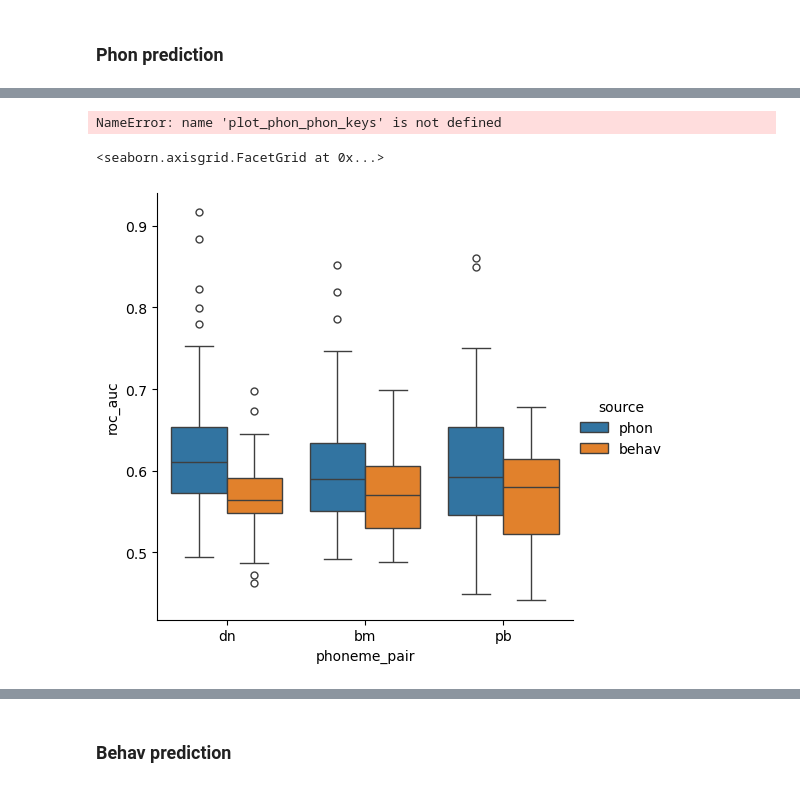
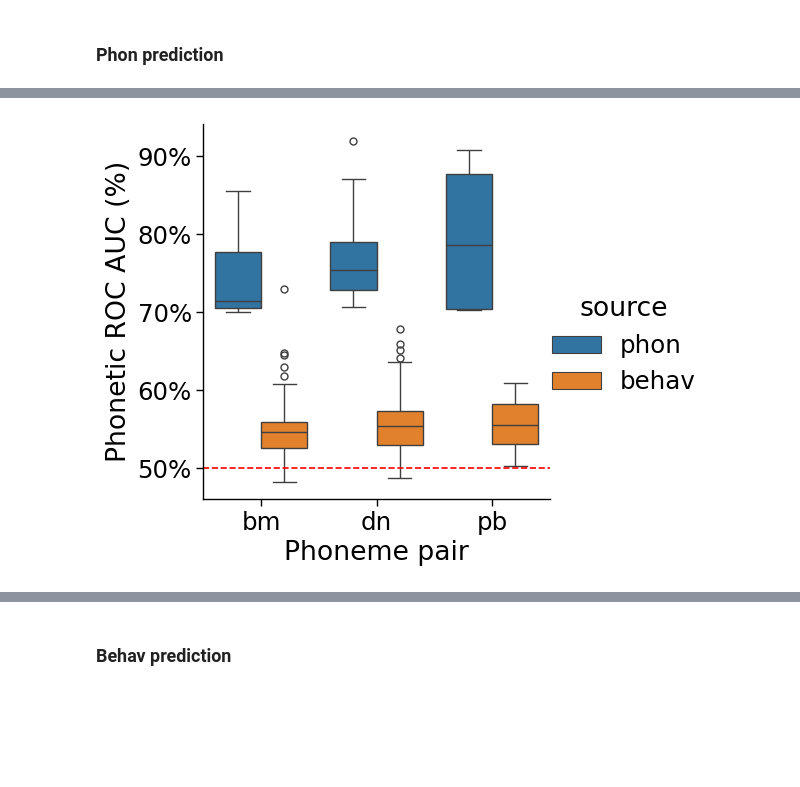
Before and after one commit to hans/barakeet, a Jupyter notebook: notebooks/causal4/A_neurometrics.ipynb, the cells around one changed output, grey strips where cells are left out. Cells and saved outputs as stored; diff of their text form; code cells hidden in the pictures; blank space fills up the shorter version.

```diff
--- a/notebooks/causal4/A_neurometrics.ipynb
+++ b/notebooks/causal4/A_neurometrics.ipynb
@@ -70,6 +70,7 @@ outdir = "."
 
 max_plot_rows = 15
 phoneme_pair_order = ["bm", "dn", "pb"]
+source_order = ["phon", "behav"]
 
 subject_enum = pl.Enum([
     "EC237", "EC243", "EC248", "EC250", "EC253", "EC260",
@@ -463,7 +507,10 @@ g = sns.catplot(data=plot_behav_df.to_pandas(),
                 x="resampled", y="full_decoder_proba", hue="decoder_target",
                 col="phoneme_pair", col_order=phoneme_pair_order,
                 row="source", row_order=["phon", "behav"],
-                kind="point", units="site")
+                kind="point", units="site",
+                height=3.5)
+g.set_axis_labels("Stimulus step", "Predicted P(picks\nsecond phoneme)")
+g.set_titles(template="Window: {row_name}\nPhoneme pair: {col_name}")
 
 for ax in g.axes.flat:
     ax.axhline(0.5, color="red", linestyle="--")
@@ -503,6 +555,6 @@ for ax in g.axes.flat:
 # %%
 g = sns.catplot(data=behav_roc_auc.to_pandas(), x="resampled", y="behav_roc_auc_improvement",
-                hue="source", col="phoneme_pair", col_order=phoneme_pair_order,
+                hue="source", hue_order=source_order, col="phoneme_pair", col_order=phoneme_pair_order,
                 kind="point", units="site")
 g.set_axis_labels("Resampled", "ROC AUC Improvement over Baseline")
 
@@ -667,15 +730,0 @@ plot_behav_phon_keys
-# %%
-phon_roc_auc_comparison_df = pd.concat([
-    pd.merge(plot_phon_phon_keys, phon_roc_auc_searchlight_df,
-             on=["subject", "electrode_idx", "phoneme_pair", "smin", "smax"],
-             how="left",
-    ).assign(source="phon"),
-    pd.merge(plot_behav_phon_keys, phon_roc_auc_searchlight_df,
-             on=["subject", "electrode_idx", "phoneme_pair", "smin", "smax"],
-             how="left",
-    ).assign(source="behav")
-])
-
-phon_roc_auc_comparison_df["site"] = phon_roc_auc_comparison_df.subject.astype(str) + "_" + phon_roc_auc_comparison_df.electrode_idx.astype(str) + "_" + phon_roc_auc_comparison_df.phoneme_pair.astype(str)
-# %% [output]
-NameError: name 'plot_phon_phon_keys' is not defined
@@ -684,7 +731,39 @@ phon_roc_auc_comparison_df
+# %%
+phon_roc_auc_comparison_df = (
+    pl.concat([
+        (plot_phon_phon_keys
+        .join(phon_roc_auc_searchlight_df,
+            on=["subject", "electrode_idx", "phoneme_pair", "smin", "smax"],
+            how="left")
+        .with_columns(pl.lit("phon").alias("source"))),
+        (plot_behav_phon_keys
+        .join(phon_roc_auc_searchlight_df,
+            on=["subject", "electrode_idx", "phoneme_pair", "smin", "smax"],
+            how="left")
+        .with_columns(pl.lit("behav").alias("source"))),
+    ], how="align")
+    .with_columns(
+        pl.concat_str(
+            [pl.col("subject"), pl.col("electrode_idx").cast(pl.Utf8), pl.col("phoneme_pair")],
+            separator="_"
+        ).alias("site")
+    )
+)
 # %%
-sns.catplot(data=phon_roc_auc_comparison_df, x="phoneme_pair", y="roc_auc",
-            hue="source", hue_order=["phon", "behav"], kind="box")
+g = sns.catplot(
+    data=(
+        phon_roc_auc_comparison_df
+        .group_by(["source", "site", "subject", "electrode_idx", "phoneme_pair", "smin", "smax"])
+        .agg(pl.mean("phon_roc_auc"))
+    ).to_pandas(),
+    x="phoneme_pair", order=phoneme_pair_order,
+    y="phon_roc_auc",
+    hue="source", hue_order=source_order,
+    kind="box", units="site")
+g.set_axis_labels("Phoneme pair", "Phonetic ROC AUC (%)")
+for ax in g.axes.flat:
+    ax.axhline(0.5, color="red", linestyle="--")
+    ax.yaxis.set_major_formatter(plt.FuncFormatter(lambda y, _: '{:.0%}'.format(y)))
 # %% [output]
-<seaborn.axisgrid.FacetGrid at 0x...>
-[figure, old version]
+[figure, new version]
 # %%
```
Also changed, not shown: parts of 54 cells of this notebook.
